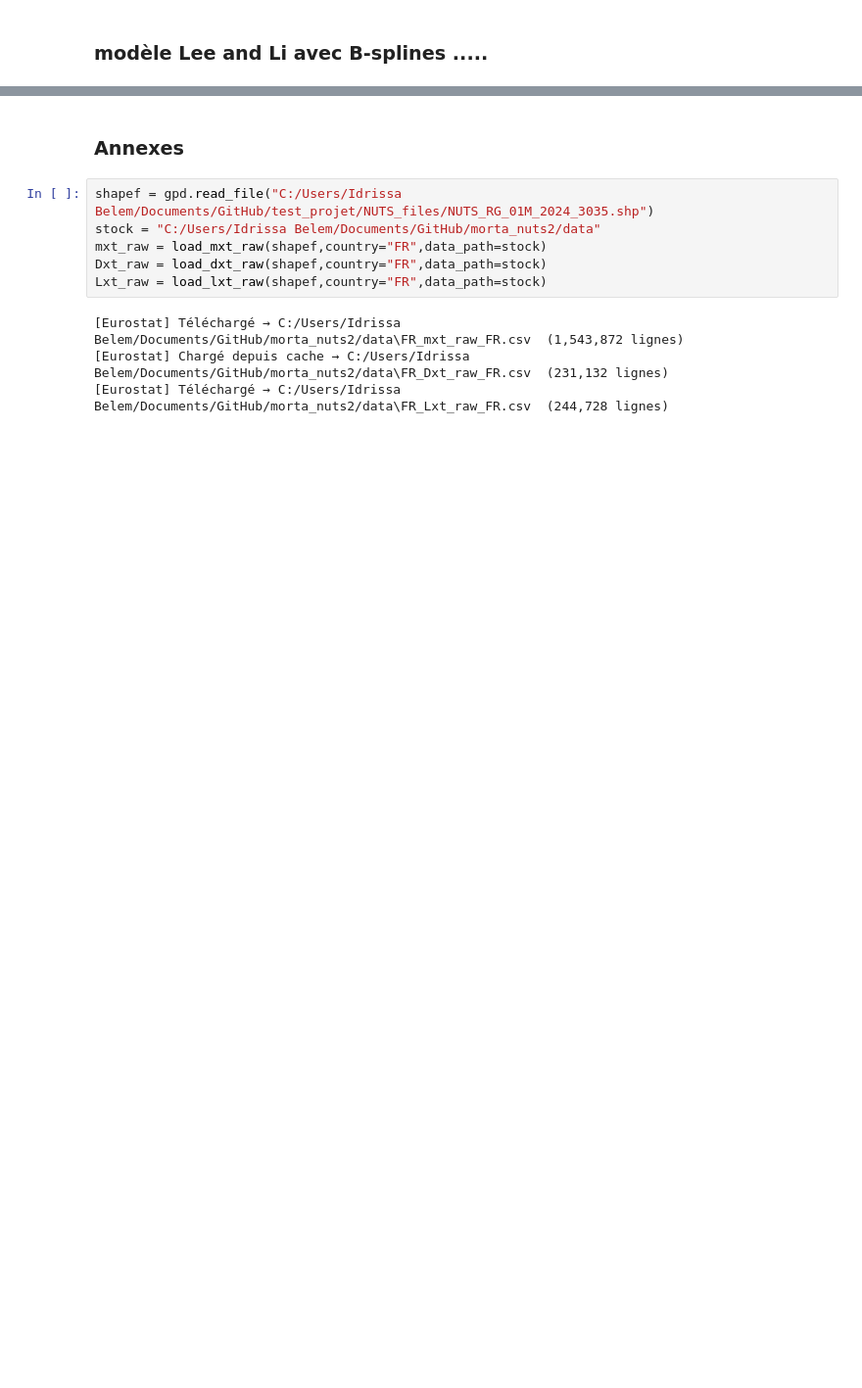
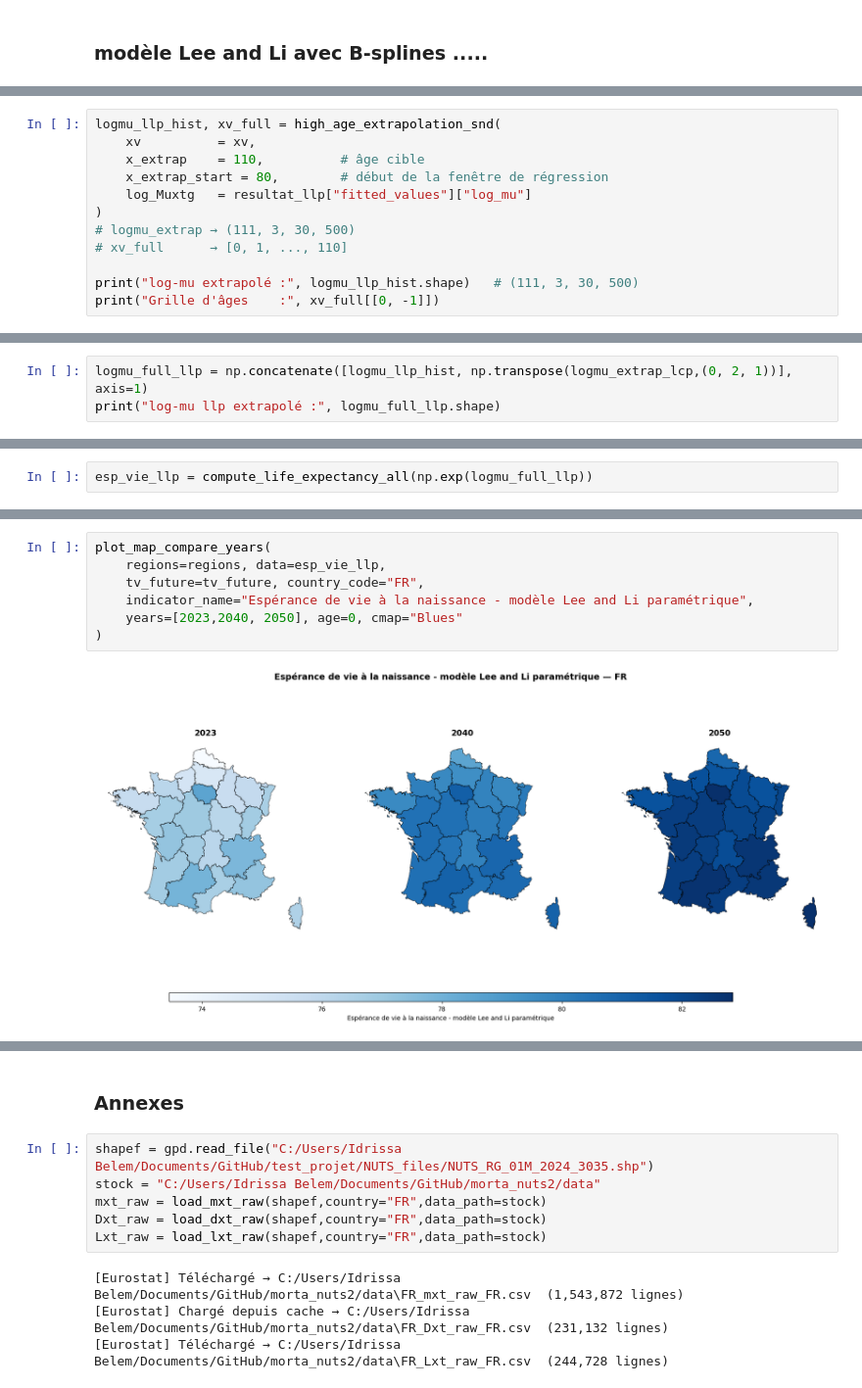
Before and after one commit to detralytics/morta_nuts2, a Jupyter notebook: notebook/exploration.ipynb, the cells around one changed output, grey strips where cells are left out. Shown at 98% size. Cells and saved outputs as stored; diff of their text form; blank space fills up the shorter version.

```diff
--- a/notebook/exploration.ipynb
+++ b/notebook/exploration.ipynb
@@ -464,0 +395,12 @@ plot_all_regions(2023)
+# %%
+logmu_llp_hist, xv_full = high_age_extrapolation_snd(
+    xv          = xv,
+    x_extrap    = 110,          # âge cible
+    x_extrap_start = 80,        # début de la fenêtre de régression
+    log_Muxtg   = resultat_llp["fitted_values"]["log_mu"]
+)
+# logmu_extrap → (111, 3, 30, 500)
+# xv_full      → [0, 1, ..., 110]
+
+print("log-mu extrapolé :", logmu_llp_hist.shape)   # (111, 3, 30, 500)
+print("Grille d'âges    :", xv_full[[0, -1]])
@@ -464,0 +415,3 @@ plot_all_regions(2023)
+# %%
+logmu_full_llp = np.concatenate([logmu_llp_hist, np.transpose(logmu_extrap_lcp,(0, 2, 1))], axis=1)
+print("log-mu llp extrapolé :", logmu_full_llp.shape)
@@ -464,0 +449,2 @@ plot_all_regions(2023)
+# %%
+esp_vie_llp = compute_life_expectancy_all(np.exp(logmu_full_llp))
@@ -464,0 +477,9 @@ plot_all_regions(2023)
+# %%
+plot_map_compare_years(
+    regions=regions, data=esp_vie_llp,
+    tv_future=tv_future, country_code="FR",
+    indicator_name="Espérance de vie à la naissance - modèle Lee and Li paramétrique",
+    years=[2023,2040, 2050], age=0, cmap="Blues"
+)
+# %% [output]
+[figure, added]
```
Also changed, not shown: parts of 58 cells of this notebook, 11 other files.
